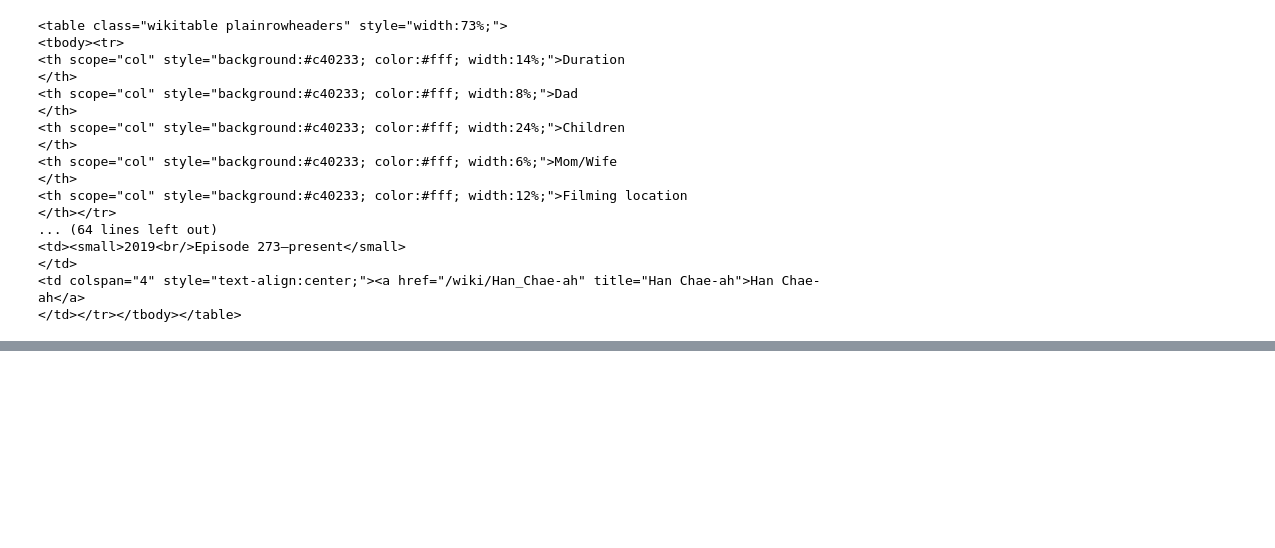
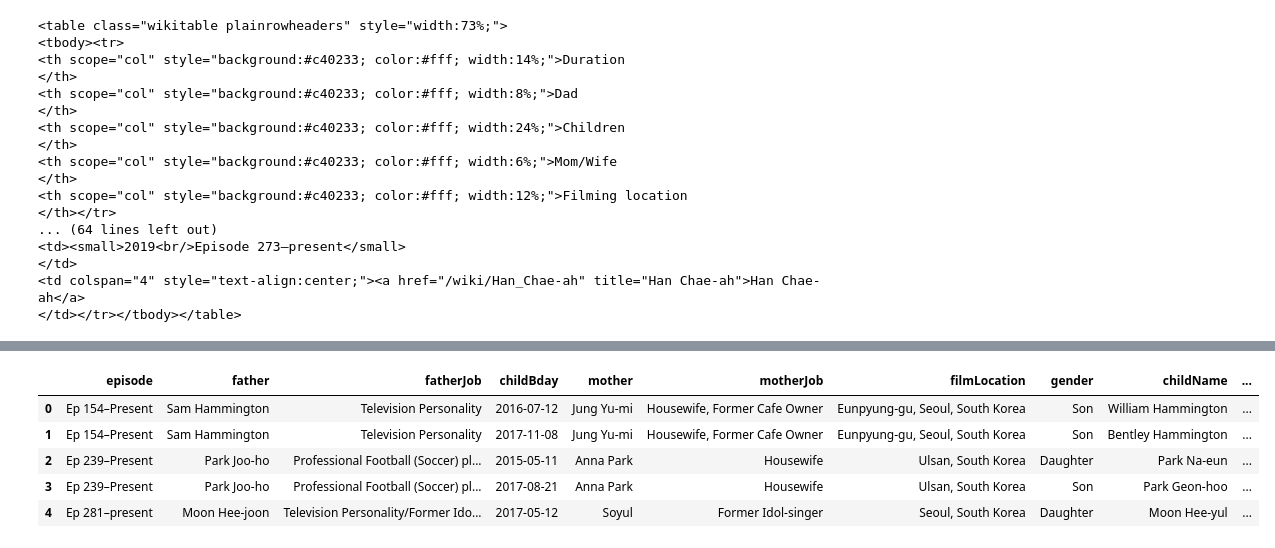
Before and after one commit to richdayandnight/the-return-of-superman, a Jupyter notebook: Scraping Cast of TRoS.ipynb, the cells around one changed output, grey strips where cells are left out. Drawn from its saved outputs; the diff is of its cells as text; code cells hidden in the pictures; blank space fills up the shorter version.

```diff
--- a/Scraping Cast of TRoS.ipynb
+++ b/Scraping Cast of TRoS.ipynb
@@ -207,0 +262,9 @@ special_cast
+# %%
+currentCast_df.head()
+# %% [output]
+|  | episode | father | fatherJob | childBday | mother | motherJob | filmLocation | gender | childName | ... |
+| 0 | Ep 154–Present | Sam Hammington | Television Personality | 2016-07-12 | Jung Yu-mi | Housewife, Former Cafe Owner | Eunpyung-gu, Seoul, South Korea | Son | William Hammington | ... |
+| 1 | Ep 154–Present | Sam Hammington | Television Personality | 2017-11-08 | Jung Yu-mi | Housewife, Former Cafe Owner | Eunpyung-gu, Seoul, South Korea | Son | Bentley Hammington | ... |
+| 2 | Ep 239–Present | Park Joo-ho | Professional Football (Soccer) pl... | 2015-05-11 | Anna Park | Housewife | Ulsan, South Korea | Daughter | Park Na-eun | ... |
+| 3 | Ep 239–Present | Park Joo-ho | Professional Football (Soccer) pl... | 2017-08-21 | Anna Park | Housewife | Ulsan, South Korea | Son | Park Geon-hoo | ... |
+| 4 | Ep 281–present | Moon Hee-joon | Television Personality/Former Ido... | 2017-05-12 | Soyul | Former Idol-singer | Seoul, South Korea | Daughter | Moon Hee-yul | ... |
```
Also changed, not shown: parts of 18 cells of this notebook.
